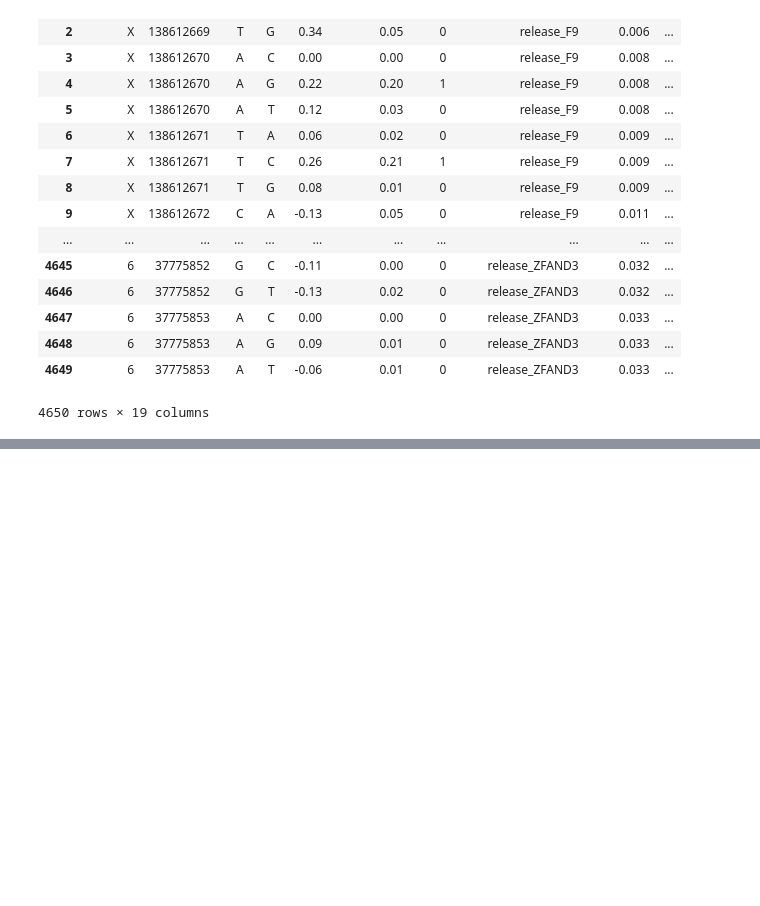
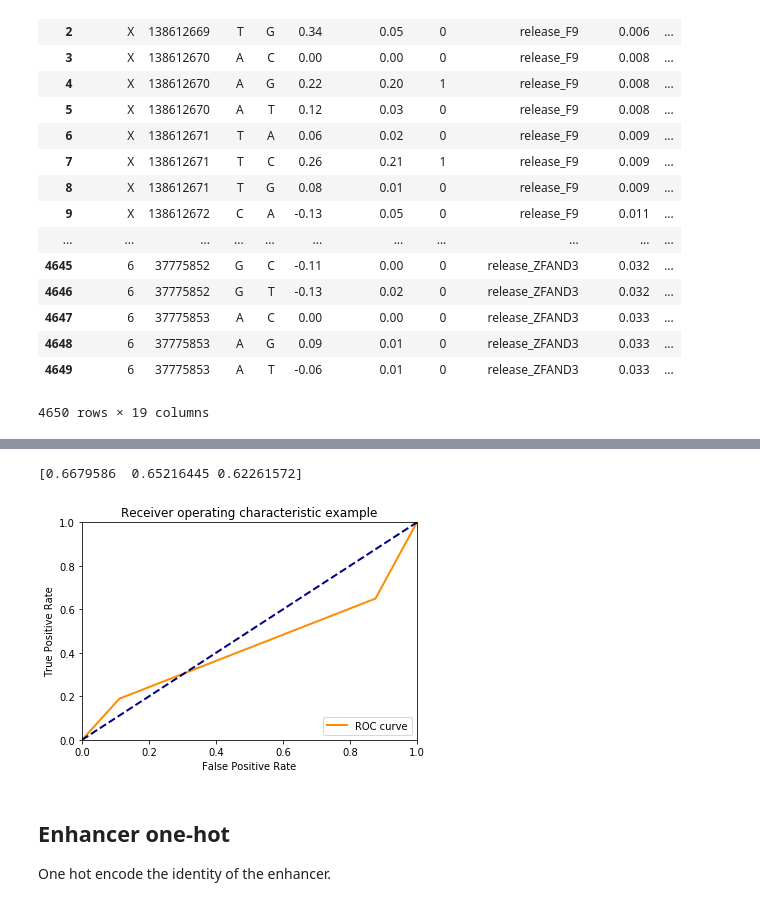
Before and after one commit to alex-hh/cagi5_mpra_prediction, a Jupyter notebook: Cagi5CV.ipynb, the cells around one changed output, grey strips where cells are left out. Cells and saved outputs as stored; diff of their text form; code cells hidden in the pictures; blank space fills up the shorter version.

```diff
--- a/Cagi5CV.ipynb
+++ b/Cagi5CV.ipynb
@@ -258,12 +175,0 @@ print(roc_auc_score(ybin, binarizer.transform(cvdf_chunk['cv_prediction']), aver
-# %%
-cv_chunk = ChunkCV(df, MixedModel, model_kwargs={'models': [Conservation, DeepSeaSNP],
-                                                 'model_kwargs': [{'scores': ['GerpRS', 'phyloP']},
-                                                                  {'feattypes': 'diff'}],
-                                                 'classifier': 'xgb'},
-                   fold_dict=fold_dict)
-cvdf_chunk = cv_chunk.get_cv_preds()
-binarizer = LabelBinarizer()
-
-ybin = binarizer.fit_transform(cvdf_chunk['class'])
-print(binarizer.classes_)
-print(roc_auc_score(ybin, binarizer.transform(cvdf_chunk['cv_prediction']), average=None))
@@ -274,15 +175,0 @@ print(roc_auc_score(ybin, binarizer.transform(cvdf_chunk['cv_prediction']), aver
-# %%
-cv_chunk = ChunkCV(df, MixedModel, model_kwargs={'models': [SNPContext, DeepSeaSNP],
-                                                 'model_kwargs': [{'context_size': 2,
-                                                                   'raw_aggs': ['median']},
-                                                                  {'feattypes': 'diff'}],
-                                                 'classifier': 'xgb'},
-                   fold_dict=fold_dict)
-cvdf_chunk = cv_chunk.get_cv_preds()
-binarizer = LabelBinarizer()
-
-ybin = binarizer.fit_transform(cvdf_chunk['class'])
-print(binarizer.classes_)
-print(roc_auc_score(ybin, binarizer.transform(cvdf_chunk['cv_prediction']), average=None))
-
-# Note that by comparision with the cv setup above, the avg size of the training set is smaller
@@ -310,0 +178,7 @@ cv_chunk.fold_dict
+# %%
+cv_chunk = ChunkCV(df,
+                   Classifier,
+                   model_kwargs={'features': deepseadiffs, 'classifier': 'xgb'},
+                   fold_dict=fold_dict)
+cvdf_chunk = cv_chunk.get_cv_preds()
+cvdf_chunk.sample(6)
@@ -310,0 +193,11 @@ cv_chunk.fold_dict
+# %%
+print(roc_auc_score(ybin, binarizer.transform(cvdf_chunk['cv_prediction']), average=None))
+make_roc_plot(cvdf_chunk)
+plt.show()
+# %% [output]
+[0.6679586  0.65216445 0.62261572]
+[figure, added]
+# %% [markdown]
+## Enhancer one-hot
+
+One hot encode the identity of the enhancer.
```
Also changed, not shown: parts of 42 cells of this notebook, 4 other files.
